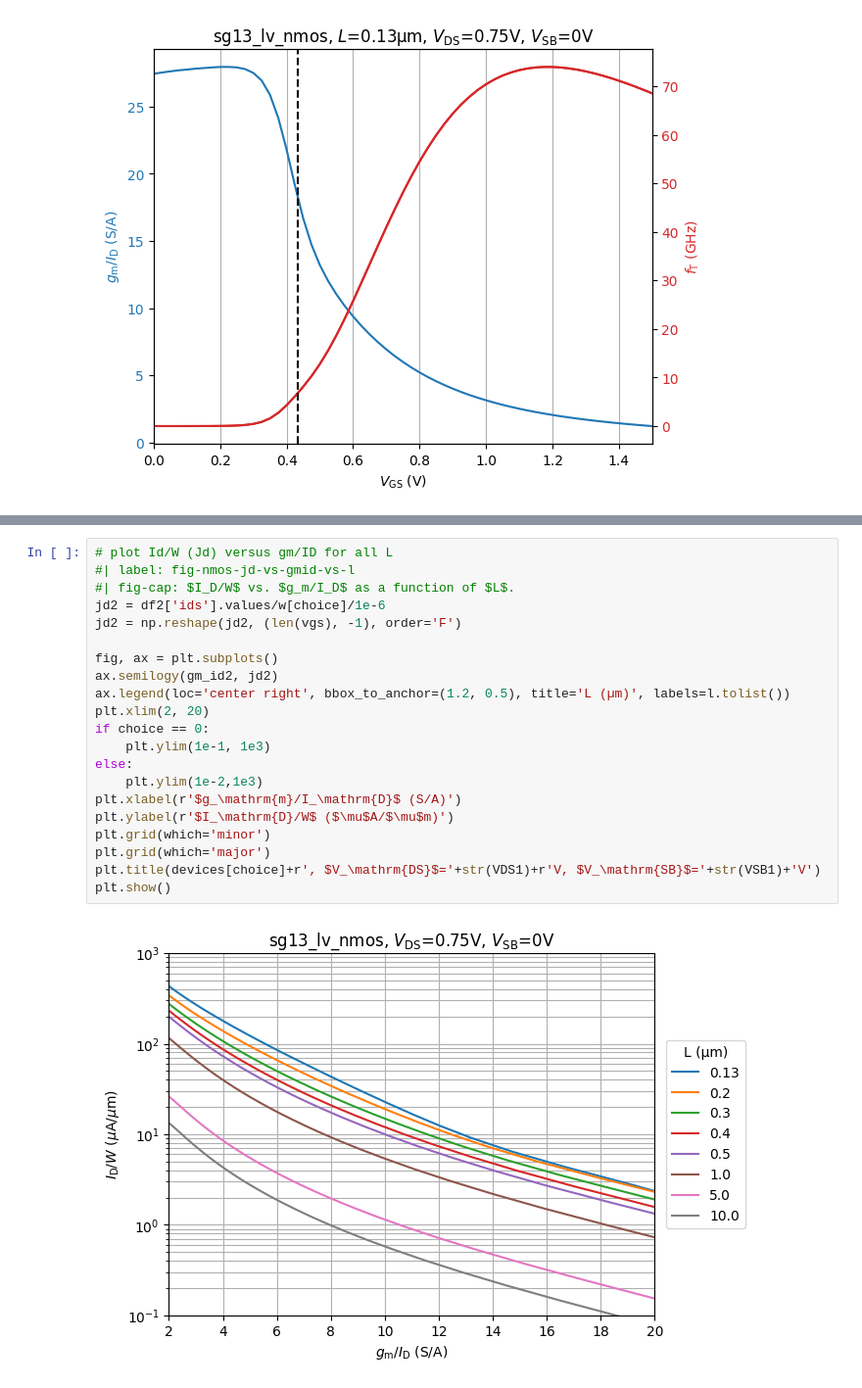
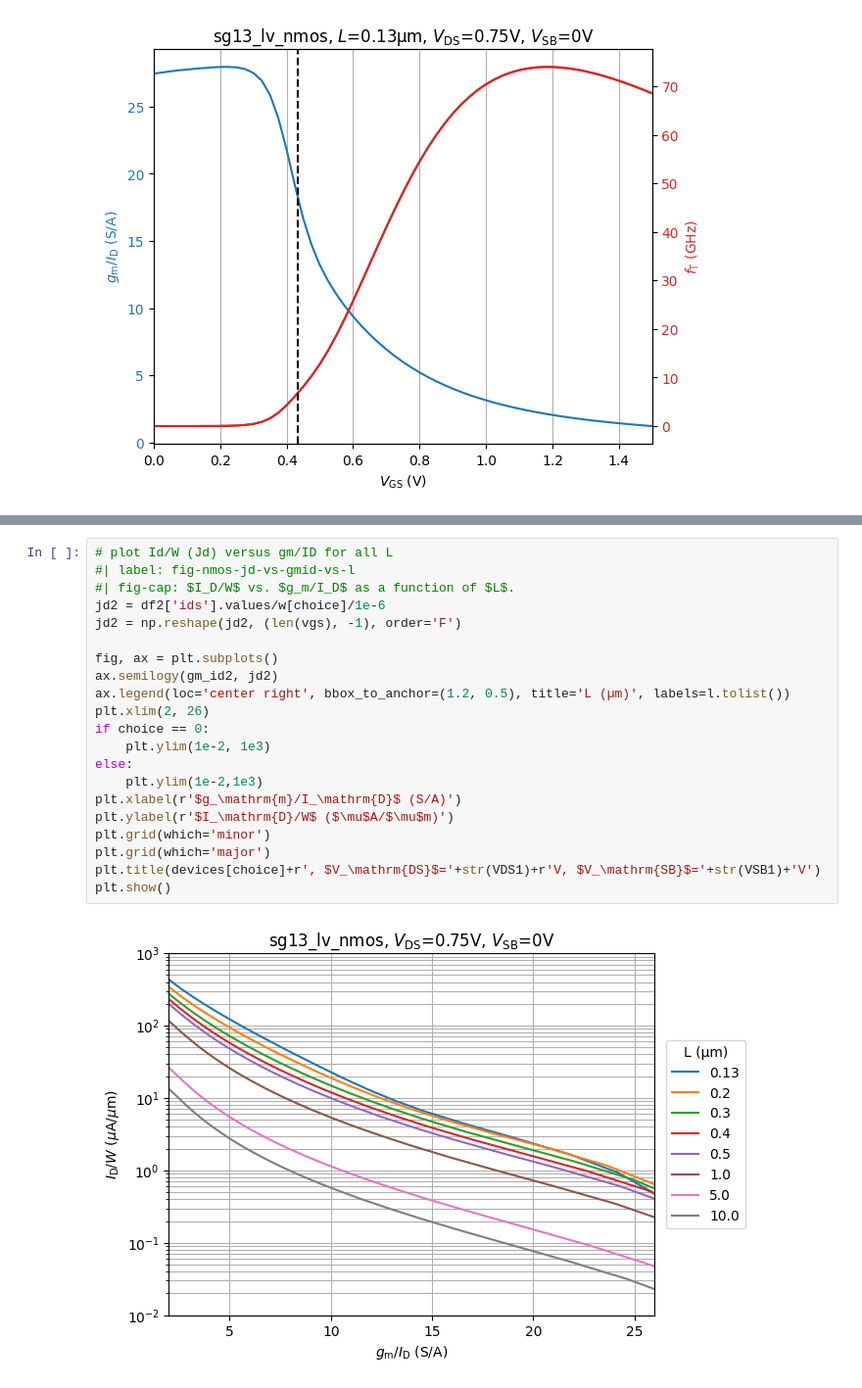
Before and after one commit to iic-jku/analog-circuit-design, a Jupyter notebook: sizing/techsweep_sg13_plots_nmos.ipynb, the cells around one changed output, grey strips where cells are left out. Shown at 98% size. Drawn from its saved outputs; the diff is of its cells as text.

Commit message:
Extend plot range to gm/ID=26 to go deeper into subthreshold

```diff
--- a/sizing/techsweep_sg13_plots_nmos.ipynb
+++ b/sizing/techsweep_sg13_plots_nmos.ipynb
@@ -153,26 +153,26 @@ plt.show()
 # %%
 # plot Id/W (Jd) versus gm/ID for all L
 #| label: fig-nmos-jd-vs-gmid-vs-l
 #| fig-cap: $I_D/W$ vs. $g_m/I_D$ as a function of $L$.
 jd2 = df2['ids'].values/w[choice]/1e-6
 jd2 = np.reshape(jd2, (len(vgs), -1), order='F')
 
 fig, ax = plt.subplots()
 ax.semilogy(gm_id2, jd2)
 ax.legend(loc='center right', bbox_to_anchor=(1.2, 0.5), title='L (µm)', labels=l.tolist())
-plt.xlim(2, 20)
+plt.xlim(2, 26)
 if choice == 0:
-    plt.ylim(1e-1, 1e3)
+    plt.ylim(1e-2, 1e3)
 else:
     plt.ylim(1e-2,1e3)
 plt.xlabel(r'$g_\mathrm{m}/I_\mathrm{D}$ (S/A)')
 plt.ylabel(r'$I_\mathrm{D}/W$ ($\mu$A/$\mu$m)')
 plt.grid(which='minor')
 plt.grid(which='major')
 plt.title(devices[choice]+r', $V_\mathrm{DS}$='+str(VDS1)+r'V, $V_\mathrm{SB}$='+str(VSB1)+'V')
 plt.show()
 # %% [output]
-[figure, old version]
+[figure, new version]
 # %%
 # plot Vdss versus gm/ID for all L
 #| label: fig-nmos-vdsat-vs-gmid-vs-l
```
Also changed, not shown: parts of 7 cells of this notebook, 1 other file.
